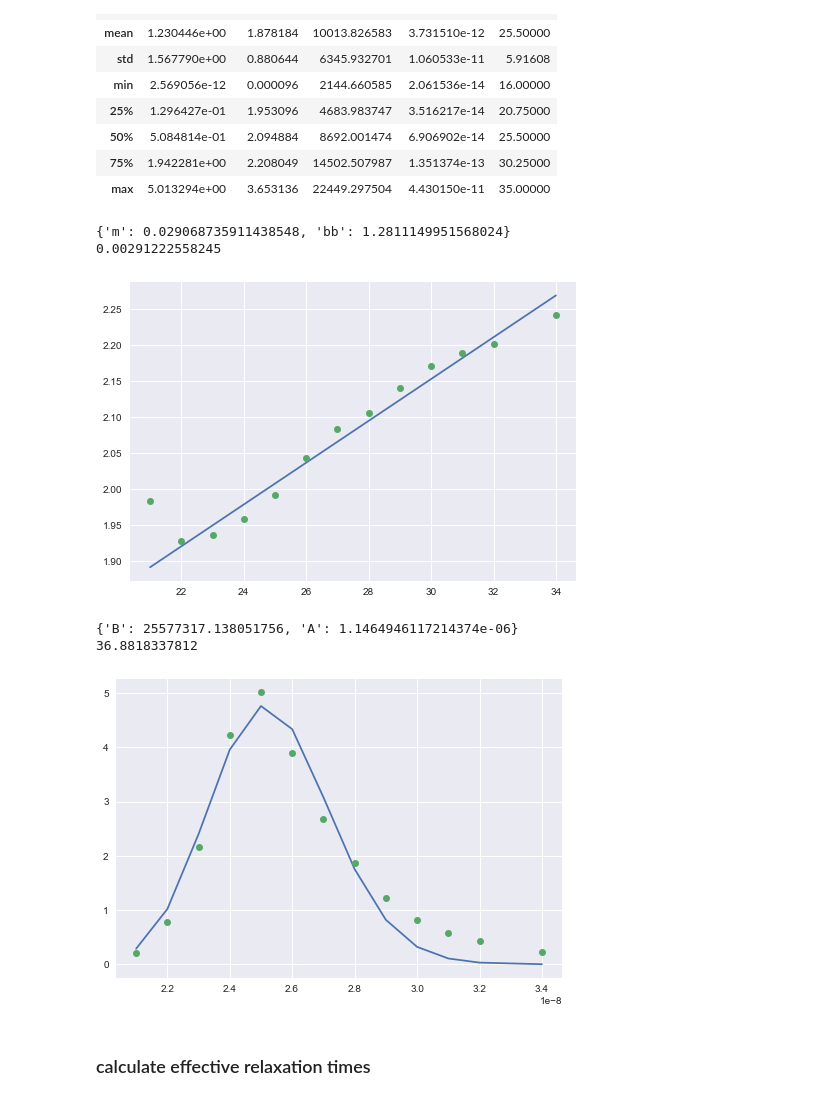
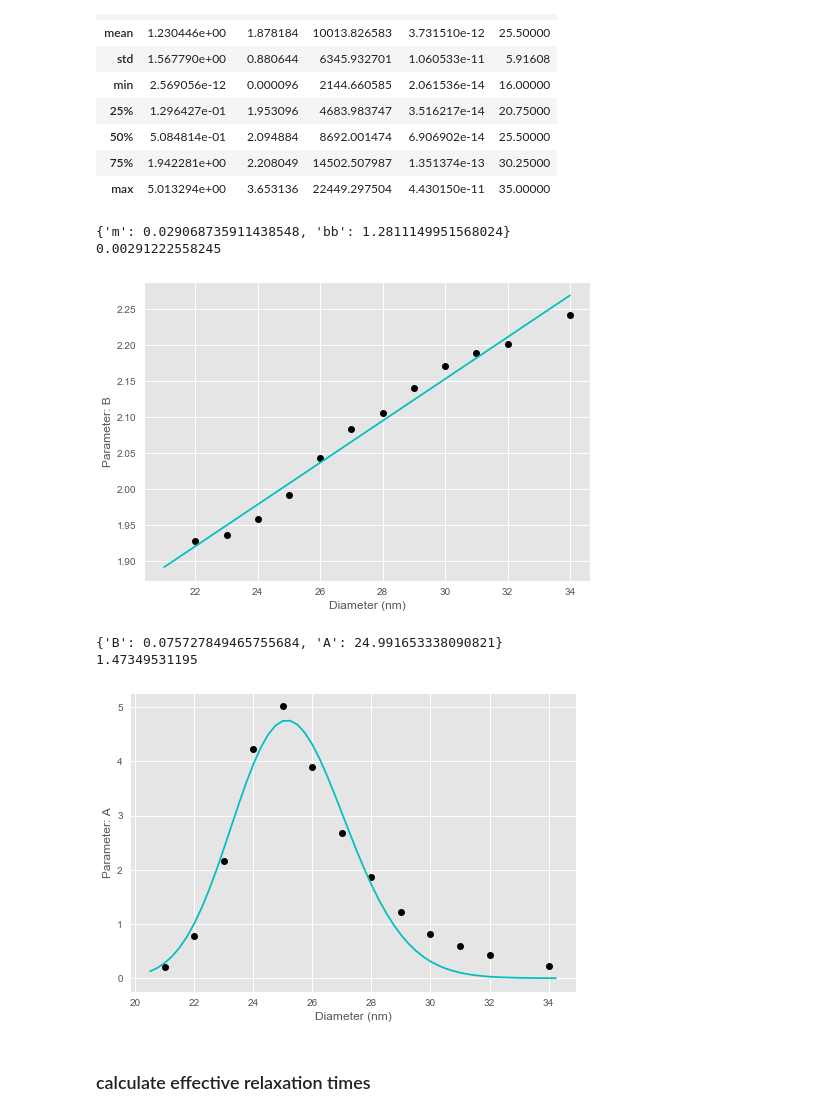
Before and after one commit to cshasha/simulation-analysis, a Jupyter notebook: tau_fitting.ipynb, the cells around one changed output. Saved outputs shown, nothing was run; the diff lists cells and outputs as text; code cells hidden in the pictures.

```diff
--- a/tau_fitting.ipynb
+++ b/tau_fitting.ipynb
@@ -16,7 +16,7 @@ from sklearn.linear_model import LinearRegression
 from sklearn.ensemble import RandomForestRegressor
 from sklearn.svm import SVR
 from lmfit import Model
-pl.style.use('seaborn')
+pl.style.use('seaborn-dark-palette')
 pl.rc('font',family='Arial')
 # %% [markdown]
 ### constants
@@ -506,34 +560,36 @@ result = lfit.fit(taufitE[(taufitE['chi'] < 1e-13)&(taufitE['size'] >21)]['B'],
                      m=.3, bb=1,nan_policy='omit', method='leastsq')
 print(result.values)
 print(result.chisqr)
-pl.plot(taufitE[(taufitE['chi'] < 1e-13)]['size'],linefit(taufitE[(taufitE['chi'] < 1e-13)]['size'],**result.values))
-
-
-pl.plot(taufitE[(taufitE['chi'] < 1e-13)]['size'], taufitE[(taufitE['chi'] < 1e-13)]['B'],marker = 'o', linestyle="None")
+pl.plot(taufitE[(taufitE['chi'] < 1e-13)&(taufitE['size']>21)]['size'], taufitE[(taufitE['chi'] < 1e-13)&(taufitE['size']>21)]['B'],marker = 'o', linestyle="None",c="black")
+pl.plot(taufitE[(taufitE['chi'] < 1e-13)]['size'],linefit(taufitE[(taufitE['chi'] < 1e-13)]['size'],**result.values),c="c")
+ylabel('Parameter: B')
+xlabel('Diameter (nm)')
 pl.show()
 # %% [output]
 {'m': 0.029068735911438548, 'bb': 1.2811149951568024}
 0.00291222558245
-[figure, old version]
+[figure, new version]
 # %%
 logfit = Model(taufunc3, independent_vars=['xi'])
 
-result = logfit.fit(taufitE[(taufitE['chi'] < 1e-13)]['A'], xi=taufitE[(taufitE['chi'] < 1e-13)]['size']*1e-9,  \
-                     A=25e-9,B=.1,nan_policy='omit', method='leastsq')
+result = logfit.fit(taufitE[(taufitE['chi'] < 1e-13)]['A'], xi=taufitE[(taufitE['chi'] < 1e-13)]['size'],  \
+                     A=25,B=.1,nan_policy='omit', method='leastsq')
 
 print(result.values)
 print(result.chisqr)
 
-pl.plot(taufitE[(taufitE['chi'] < 1e-13)]['size']*1e-9,1e9*taufunc3(xi=taufitE[(taufitE['chi'] < 1e-13)]['size']*1e-9,A=25e-9, B=.076))
-
-pl.plot(taufitE[(taufitE['chi'] < 1e-13)]['size']*1e-9, \
-        taufitE[(taufitE['chi'] < 1e-13)]['A'],marker = 'o', linestyle="None")
+sizes = np.arange(20.5,34.5,0.25)
+pl.plot(taufitE[(taufitE['chi'] < 1e-13)]['size'], \
+        taufitE[(taufitE['chi'] < 1e-13)]['A'],marker = 'o', linestyle="None",c="black")
+pl.plot(sizes,taufunc3(xi=sizes,**result.values),c="c")
+ylabel('Parameter: A')
+xlabel('Diameter (nm)')
 
 pl.show()
 # %% [output]
-{'B': 25577317.138051756, 'A': 1.1464946117214374e-06}
-36.8818337812
+{'B': 0.075727849465755684, 'A': 24.991653338090821}
+1.47349531195
-[figure, old version]
+[figure, new version]
 # %% [markdown]
 ### calculate effective relaxation times
 # %%
```
Also changed, not shown: parts of 7 cells of this notebook.
